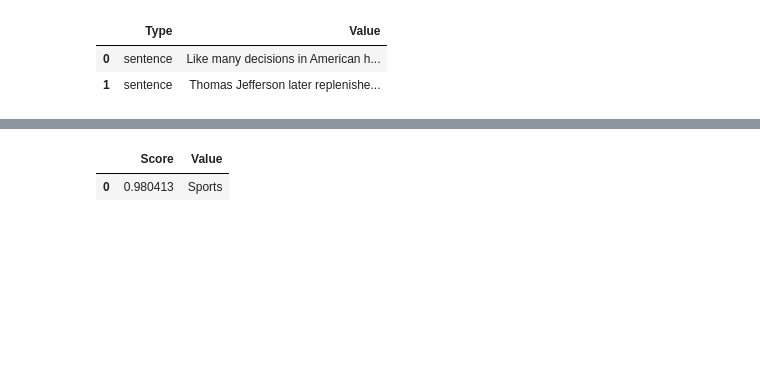
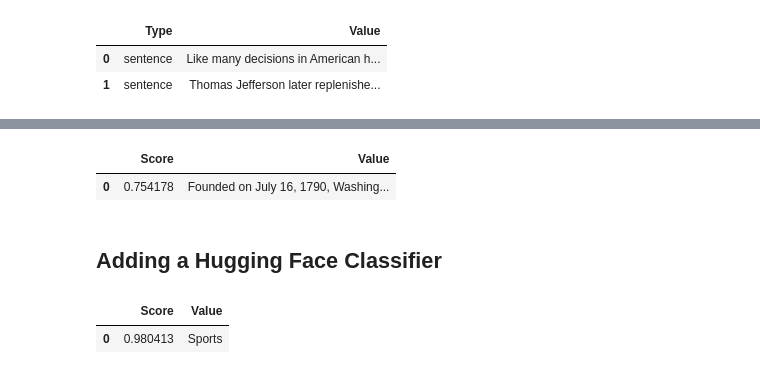
Before and after one commit to steamship-core/python-client, a Jupyter notebook: nbs/demo-snapshot.ipynb, the cells around one changed output, grey strips where cells are left out. Saved outputs shown, nothing was run; the diff lists cells and outputs as text; code cells hidden in the pictures; blank space fills up the shorter version.

```diff
--- a/nbs/scrape_and_search.ipynb
+++ b/nbs/demo-snapshot.ipynb
@@ -73,0 +84,7 @@ doc.dquery('sentence @"Thomas Jefferson"')
+# %%
+index.search("When was Washington DC founded?", pd=True)
+# %% [output]
+|  | Score | Value |
+| 0 | 0.754178 | Founded on July 16, 1790, Washing... |
+# %% [markdown]
+## Adding a Hugging Face Classifier
```
Also changed, not shown: parts of 22 cells of this notebook, 3 other files.
